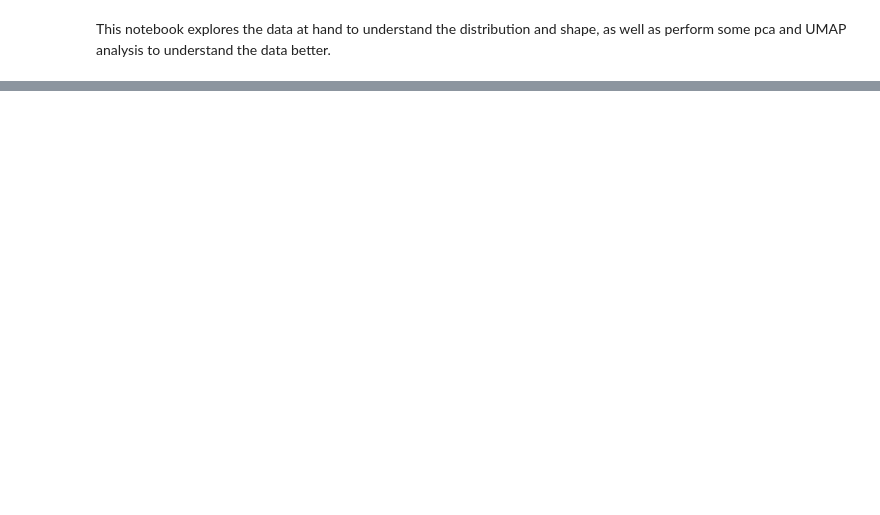
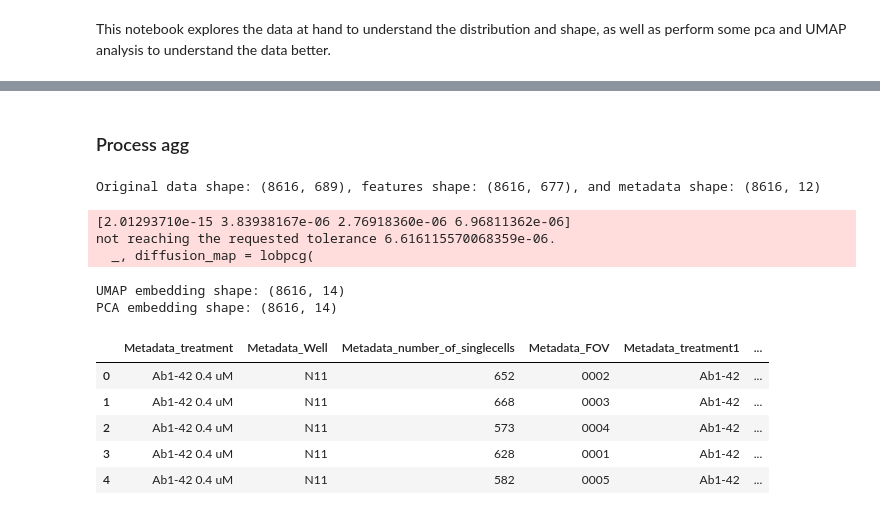
Before and after one commit to MikeLippincott/pyroptosis_live-cell_timelapse, a Jupyter notebook: Wave1_data/5.exploratory_data_analysis/notebooks/1.eda_compute.ipynb, the cells around one changed output, grey strips where cells are left out. Cells and saved outputs as stored; diff of their text form; code cells hidden in the pictures; blank space fills up the shorter version.

```diff
--- a/Wave1_data/5.exploratory_data_analysis/notebooks/1.eda_compute.ipynb
+++ b/Wave1_data/5.exploratory_data_analysis/notebooks/1.eda_compute.ipynb
@@ -99,0 +102,69 @@ PCA embedding shape: (4800, 36)
+# %% [markdown]
+### Process agg
+# %%
+umap_reducer = umap.UMAP(
+    n_neighbors=15, min_dist=0.1, n_components=2, random_state=random_state
+)
+max_pca_components = 100
+scree_pca = PCA(n_components=max_pca_components)
+pca_reducer = PCA(n_components=2, random_state=random_state)
+
+agg_df = pd.read_parquet(agg_file_path)
+# set the UMAP parameters
+# separate the data into features and labels
+metadata_columns = agg_df.columns[agg_df.columns.str.contains("Metadata")]
+metadata_columns_df = agg_df[metadata_columns]
+features_df = agg_df.drop(metadata_columns, axis=1)
+features_df = features_df.fillna(0)
+print(
+    f"Original data shape: {agg_df.shape}, features shape: {features_df.shape}, and metadata shape: {metadata_columns_df.shape}"
+)
+
+# fit the UMAP model
+umap_embedding = umap_reducer.fit_transform(features_df)
+umap_embedding_df = pd.DataFrame(umap_embedding, columns=["UMAP0", "UMAP1"])
+umap_embedding_df = pd.concat(
+    [metadata_columns_df.reset_index(drop=True), umap_embedding_df], axis=1
+)
+output_data_dir = pathlib.Path("../data/first_time").resolve()
+umap_embeddings_file_path = pathlib.Path(
+    output_data_dir / "aggregate_umap_embeddings.parquet"
+).resolve()
+umap_embedding_df.to_parquet(umap_embeddings_file_path)
+print(f"UMAP embedding shape: {umap_embedding_df.shape}")
+umap_embedding_df.head()
+# scree plot analysis
+scree_pca.fit(features_df)
+pca_variance = scree_pca.explained_variance_ratio_
+
+scree_plot_file_path = pathlib.Path(output_data_dir / "scree_plot.parquet").resolve()
+scree_plot_df = pd.DataFrame(pca_variance, columns=["Explained Variance"])
+scree_plot_df["Principal Component"] = range(1, max_pca_components + 1)
+scree_plot_df.to_parquet(scree_plot_file_path)
+
+# perform PCA on the data
+pca_embedding = pca_reducer.fit_transform(features_df)
+pca_embedding_df = pd.DataFrame(pca_embedding, columns=["PCA0", "PCA1"])
+pca_embedding_df = pd.concat(
+    [metadata_columns_df.reset_index(drop=True), pca_embedding_df], axis=1
+)
+
+pca_embeddings_file_path = pathlib.Path(
+    output_data_dir / "aggregate_pca_embeddings.parquet"
+).resolve()
+pca_embedding_df.to_parquet(pca_embeddings_file_path)
+print(f"PCA embedding shape: {pca_embedding_df.shape}")
+pca_embedding_df.head()
+# %% [output]
+Original data shape: (8616, 689), features shape: (8616, 677), and metadata shape: (8616, 12)
+[2.01293710e-15 3.83938167e-06 2.76918360e-06 6.96811362e-06]
+not reaching the requested tolerance 6.616115570068359e-06.
+  _, diffusion_map = lobpcg(
+UMAP embedding shape: (8616, 14)
+PCA embedding shape: (8616, 14)
+|  | Metadata_treatment | Metadata_Well | Metadata_number_of_singlecells | Metadata_FOV | Metadata_treatment1 | ... |
+| 0 | Ab1-42 0.4 uM | N11 | 652 | 0002 | Ab1-42 | ... |
+| 1 | Ab1-42 0.4 uM | N11 | 668 | 0003 | Ab1-42 | ... |
+| 2 | Ab1-42 0.4 uM | N11 | 573 | 0004 | Ab1-42 | ... |
+| 3 | Ab1-42 0.4 uM | N11 | 628 | 0001 | Ab1-42 | ... |
+| 4 | Ab1-42 0.4 uM | N11 | 582 | 0005 | Ab1-42 | ... |
```
Also changed, not shown: parts of 3 cells of this notebook, 8 other files.
